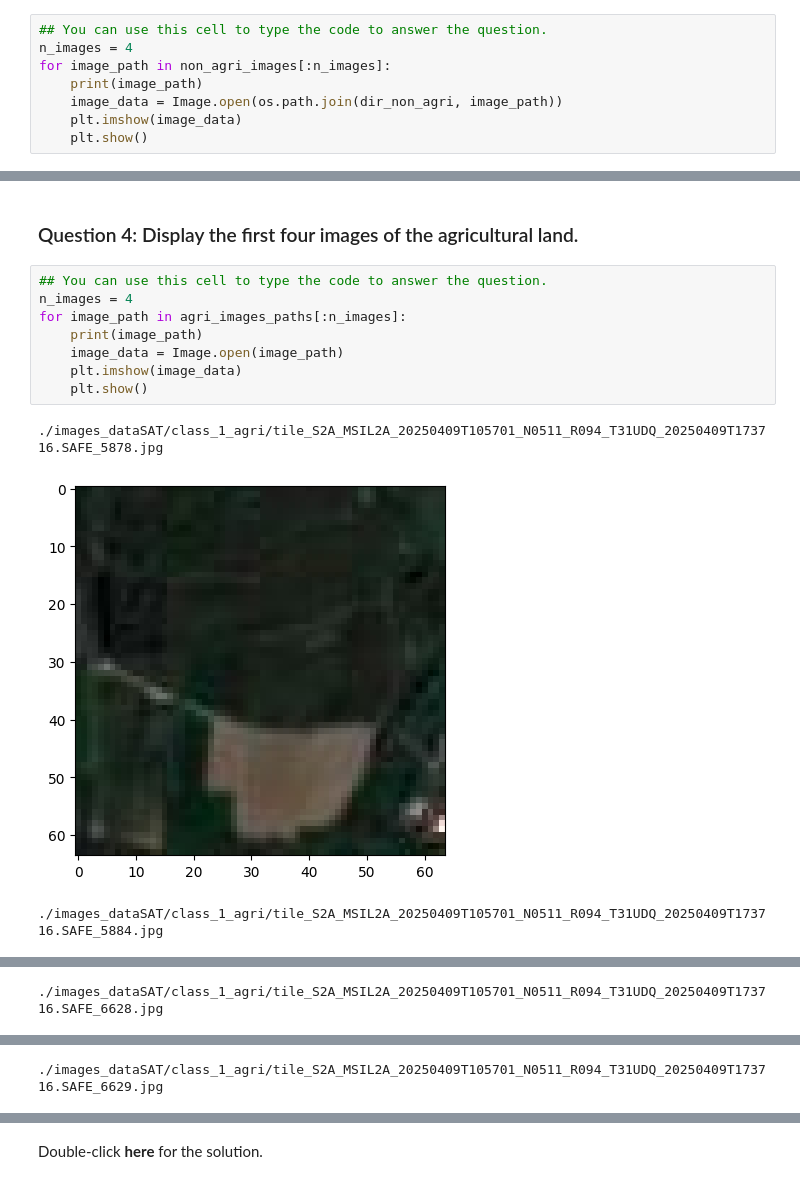
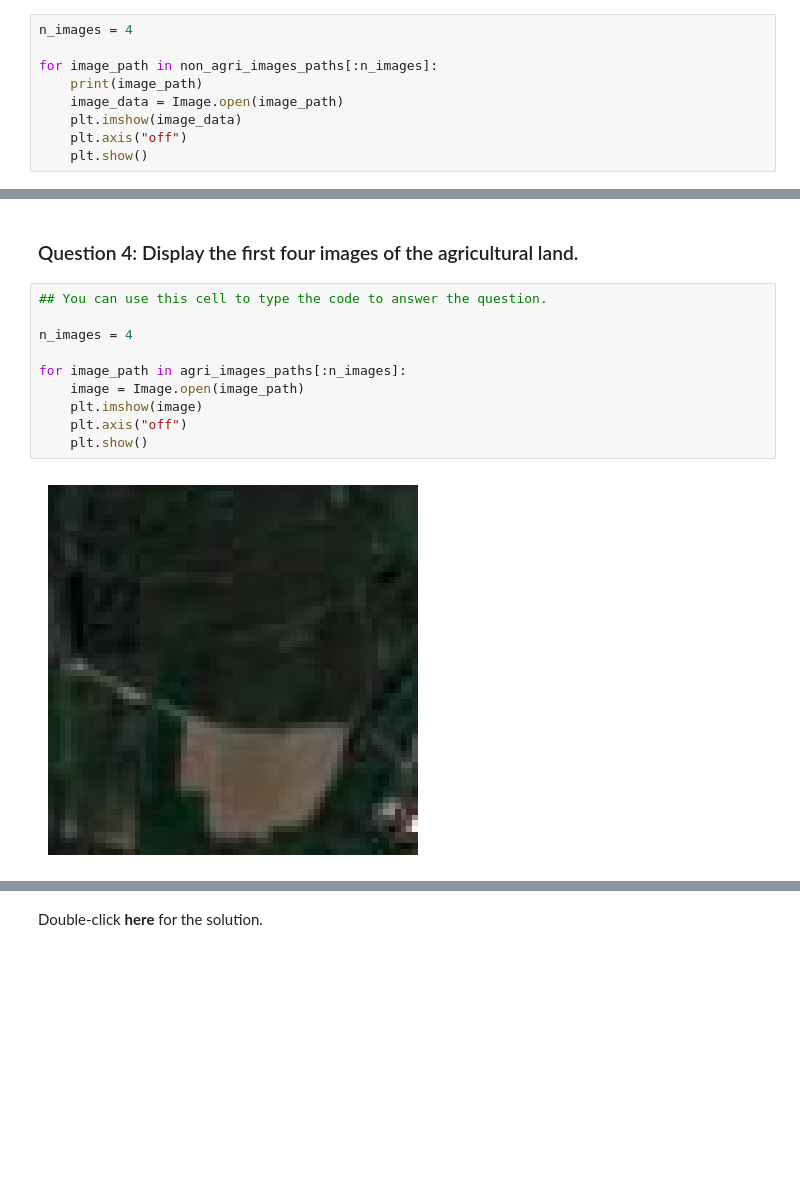
Before and after one commit to Nagarajwadi/AI-Capstone-Project-with-Deep-Learning, a Jupyter notebook: Compare_Memory-Based_Versus_Generator-Based_Data_Loading.ipynb, the cells around one changed output, grey strips where cells are left out. Saved outputs shown, nothing was run; the diff lists cells and outputs as text; blank space fills up the shorter version.

```diff
--- a/Compare_Memory-Based_Versus_Generator-Based_Data_Loading.ipynb
+++ b/Compare_Memory-Based_Versus_Generator-Based_Data_Loading.ipynb
@@ -286,11 +286,12 @@ len(non_agri_images_paths)
 # %% [markdown]
 ### Question 2: Display the first four images in `'./images_dataSAT/class_0_non_agri/'` directory.
 # %%
-## You can use this cell to type the code to answer the question.
 n_images = 4
-for image_path in non_agri_images[:n_images]:
+
+for image_path in non_agri_images_paths[:n_images]:
     print(image_path)
-    image_data = Image.open(os.path.join(dir_non_agri, image_path))
+    image_data = Image.open(image_path)
     plt.imshow(image_data)
+    plt.axis("off")
     plt.show()
 # %% [output]
@@ -349,13 +356,13 @@ print(len(agri_images_paths))
 ### Question 4: Display the first four images of the agricultural land.
 # %%
 ## You can use this cell to type the code to answer the question.
+
 n_images = 4
+
 for image_path in agri_images_paths[:n_images]:
-    print(image_path)
-    image_data = Image.open(image_path)
-    plt.imshow(image_data)
+    image = Image.open(image_path)
+    plt.imshow(image)
+    plt.axis("off")
     plt.show()
 # %% [output]
-./images_dataSAT/class_1_agri/tile_S2A_MSIL2A_20250409T105701_N0511_R094_T31UDQ_20250409T173716.SAFE_5878.jpg
-[figure, old version]
+[figure, new version]
-./images_dataSAT/class_1_agri/tile_S2A_MSIL2A_20250409T105701_N0511_R094_T31UDQ_20250409T173716.SAFE_5884.jpg
@@ -363 +369,0 @@ for image_path in agri_images_paths[:n_images]:
-./images_dataSAT/class_1_agri/tile_S2A_MSIL2A_20250409T105701_N0511_R094_T31UDQ_20250409T173716.SAFE_6628.jpg
@@ -365 +370,0 @@ for image_path in agri_images_paths[:n_images]:
-./images_dataSAT/class_1_agri/tile_S2A_MSIL2A_20250409T105701_N0511_R094_T31UDQ_20250409T173716.SAFE_6629.jpg
```
Also changed, not shown: parts of 5 cells of this notebook.
